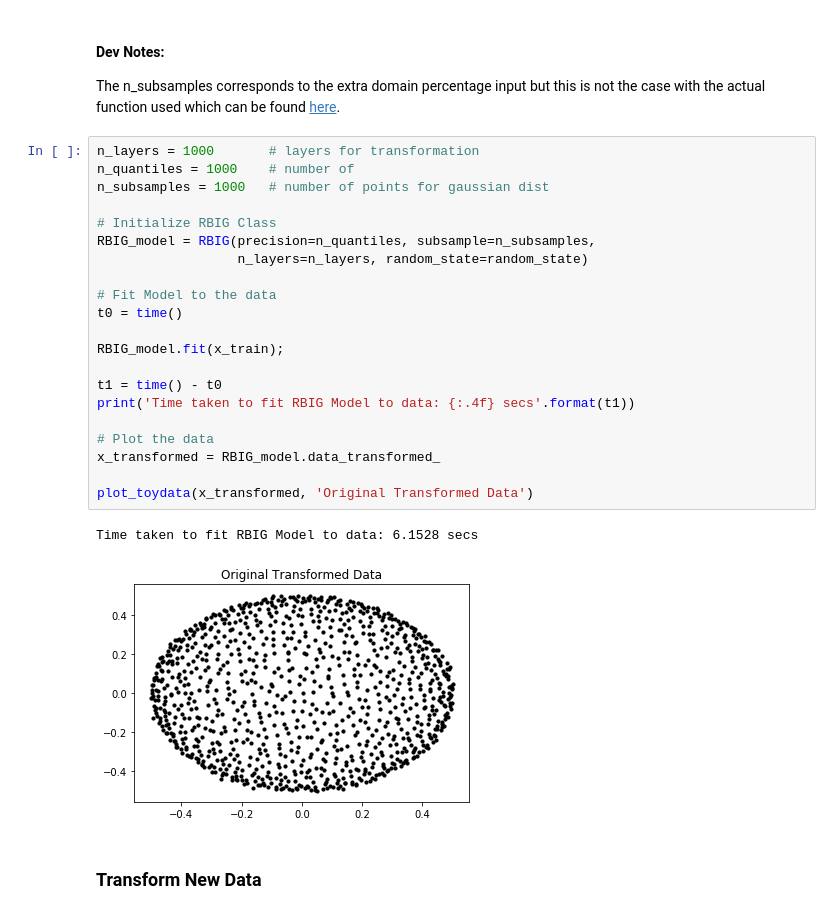
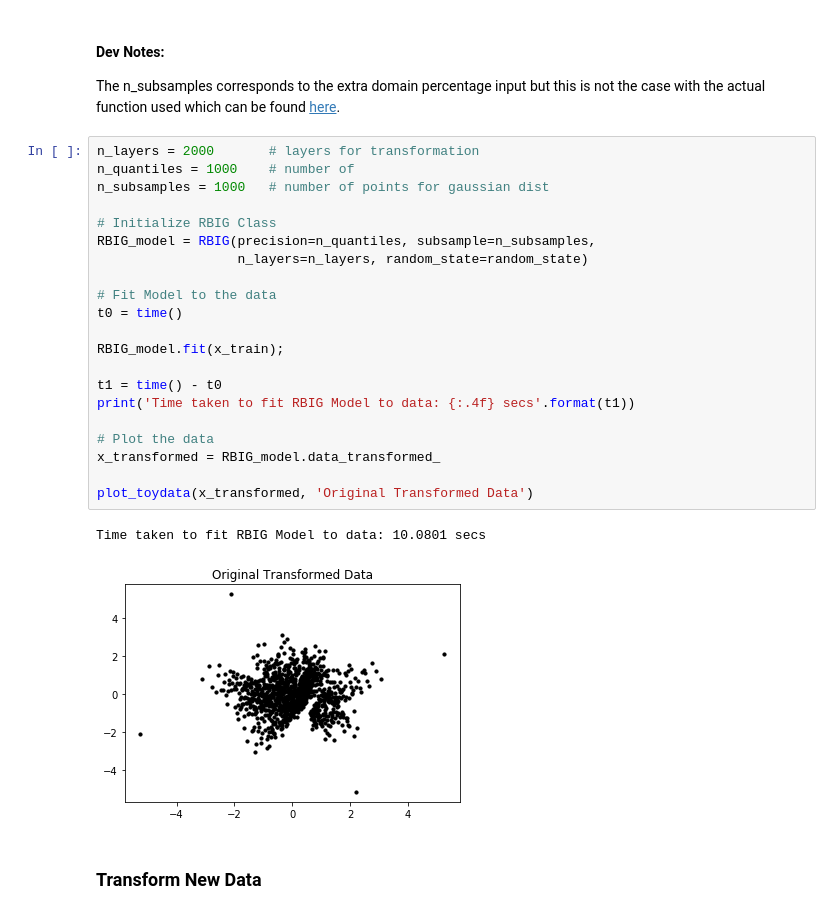
Before and after one commit to IPL-UV/rbig, a Jupyter notebook: src/rbig_demo.ipynb, the cells around one changed output. Drawn from its saved outputs; the diff is of its cells as text.

```diff
--- a/src/rbig_demo.ipynb
+++ b/src/rbig_demo.ipynb
@@ -42,29 +42,29 @@ plot_toydata(x_data, "Original Data")
 
 The n_subsamples corresponds to the extra domain percentage input but this is not the case with the actual function used which can be found [here](http://scikit-learn.org/stable/modules/generated/sklearn.preprocessing.QuantileTransformer.html#sklearn.preprocessing.QuantileTransformer).
 # %%
-n_layers = 1000       # layers for transformation
+n_layers = 2000       # layers for transformation
 n_quantiles = 1000    # number of
 n_subsamples = 1000   # number of points for gaussian dist
 
 # Initialize RBIG Class
 RBIG_model = RBIG(precision=n_quantiles, subsample=n_subsamples,
                   n_layers=n_layers, random_state=random_state)
 
 # Fit Model to the data
 t0 = time()
 
 RBIG_model.fit(x_train);
 
 t1 = time() - t0
 print('Time taken to fit RBIG Model to data: {:.4f} secs'.format(t1))
 
 # Plot the data
 x_transformed = RBIG_model.data_transformed_
 
 plot_toydata(x_transformed, 'Original Transformed Data')
 # %% [output]
-Time taken to fit RBIG Model to data: 6.1528 secs
+Time taken to fit RBIG Model to data: 10.0801 secs
-[figure, old version]
+[figure, new version]
 # %% [markdown]
 ### Transform New Data
 # %%
```
Also changed, not shown: parts of 2 cells of this notebook, 1 other file.
